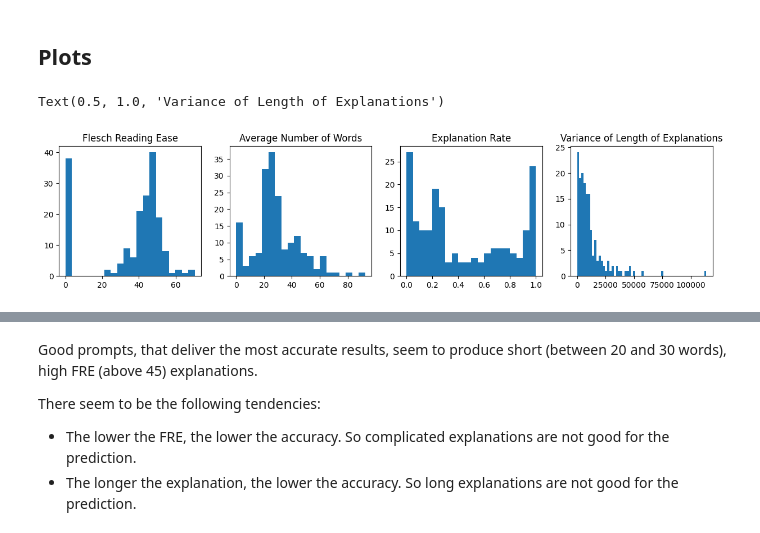
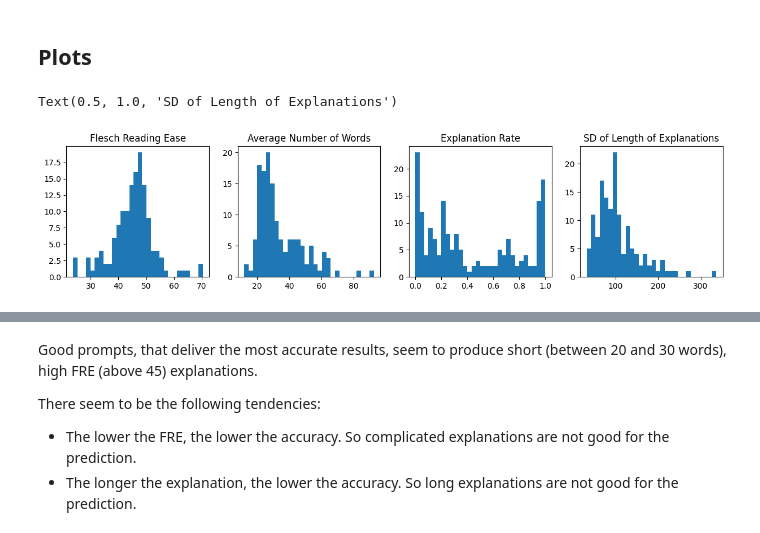
Before and after one commit to lukasvoege/ZeroShot-step-by-step-distillation, a Jupyter notebook: analytics.ipynb, the cells around one changed output, grey strips where cells are left out. Saved outputs shown, nothing was run; the diff lists cells and outputs as text; code cells hidden in the pictures.

```diff
--- a/analytics.ipynb
+++ b/analytics.ipynb
@@ -52,6 +53,7 @@ def get_meta_df(dataset: str) -> pd.DataFrame:
 
     # add column with explanation rate = total responses / (n_correct + n_wrong)
     meta_df["explanation_rate"] = meta_df["total_responses"] / (meta_df["n_correct"] + meta_df["n_wrong"])
+    meta_df["sd_length_of_explanations"] = meta_df["variance_length_of_explanations"] ** 0.5
 
     return meta_df
 # %%
@@ -91,14 +113,14 @@ meta_df.sort_values(by=["accuracy"], ascending=False).head(10)
 # %%
 # histograms of: flesh reading ease, avg_nr_of_sentences, avg_nr_of_words, variance_length_of_explanations
 fig, (ax1, ax2, ax3, ax4) = plt.subplots(1, 4, figsize=(15, 3))
-ax1.hist(meta_df["flesch_reading_ease"], bins=20)
+ax1.hist(meta_df[meta_df["total_responses"] >= 5]["flesch_reading_ease"], bins=30)
 ax1.set_title("Flesch Reading Ease")
-ax2.hist(meta_df["avg_nr_of_words"], bins=20)
+ax2.hist(meta_df[meta_df["total_responses"] >= 5]["avg_nr_of_words"], bins=30)
 ax2.set_title("Average Number of Words")
-ax3.hist(meta_df["explanation_rate"], bins=20)
+ax3.hist(meta_df["explanation_rate"], bins=30)
 ax3.set_title("Explanation Rate")
-ax4.hist(meta_df["variance_length_of_explanations"], bins=60)
-ax4.set_title("Variance of Length of Explanations")
+ax4.hist(meta_df[meta_df["total_responses"] >= 5]["sd_length_of_explanations"], bins=30)
+ax4.set_title("SD of Length of Explanations")
 # %% [output]
-Text(0.5, 1.0, 'Variance of Length of Explanations')
+Text(0.5, 1.0, 'SD of Length of Explanations')
-[figure, old version]
+[figure, new version]
```
Also changed, not shown: parts of 12 cells of this notebook.
